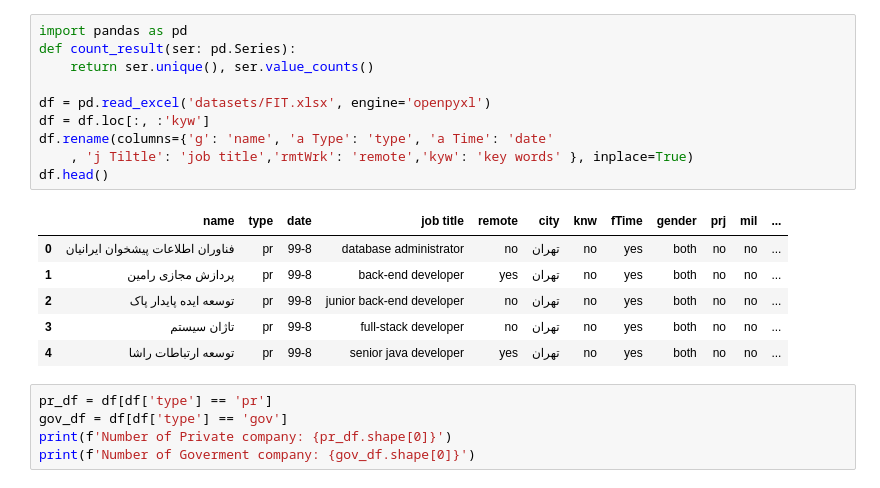
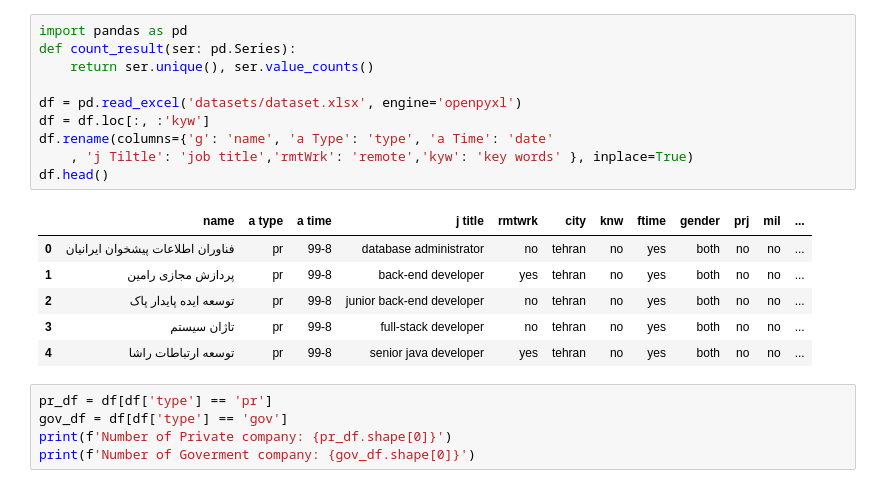
Before and after one commit to AmirCM/FIT_Final_Project, a Jupyter notebook: FIT.ipynb, the cells around one changed output. Saved outputs shown, nothing was run; the diff lists cells and outputs as text.

```diff
--- a/FIT.ipynb
+++ b/FIT.ipynb
@@ -1,20 +1,20 @@
 # %%
 import pandas as pd
 def count_result(ser: pd.Series):
     return ser.unique(), ser.value_counts()
 
-df = pd.read_excel('datasets/FIT.xlsx', engine='openpyxl')
+df = pd.read_excel('datasets/dataset.xlsx', engine='openpyxl')
 df = df.loc[:, :'kyw']
 df.rename(columns={'g': 'name', 'a Type': 'type', 'a Time': 'date'
     , 'j Tiltle': 'job title','rmtWrk': 'remote','kyw': 'key words' }, inplace=True)
 df.head()
 # %% [output]
-|  | name | type | date | job title | remote | city | knw | fTime | gender | prj | mil | ... |
-| 0 | فناوران اطلاعات پیشخوان ایرانیان | pr | 99-8 | database administrator | no | تهران | no | yes | both | no | no | ... |
-| 1 | پردازش مجازی رامین | pr | 99-8 | back-end developer | yes | تهران | no | yes | both | no | no | ... |
-| 2 | توسعه ایده پایدار پاک | pr | 99-8 | junior back-end developer | no | تهران | no | yes | both | no | no | ... |
-| 3 | تاژان سیستم | pr | 99-8 | full-stack developer | no | تهران | no | yes | both | no | no | ... |
-| 4 | توسعه ارتباطات راشا | pr | 99-8 | senior java developer | yes | تهران | no | yes | both | no | no | ... |
+|  | name | a type | a time | j title | rmtwrk | city | knw | ftime | gender | prj | mil | ... |
+| 0 | فناوران اطلاعات پیشخوان ایرانیان | pr | 99-8 | database administrator | no | tehran | no | yes | both | no | no | ... |
+| 1 | پردازش مجازی رامین | pr | 99-8 | back-end developer | yes | tehran | no | yes | both | no | no | ... |
+| 2 | توسعه ایده پایدار پاک | pr | 99-8 | junior back-end developer | no | tehran | no | yes | both | no | no | ... |
+| 3 | تاژان سیستم | pr | 99-8 | full-stack developer | no | tehran | no | yes | both | no | no | ... |
+| 4 | توسعه ارتباطات راشا | pr | 99-8 | senior java developer | yes | tehran | no | yes | both | no | no | ... |
 # %%
 pr_df = df[df['type'] == 'pr']
 gov_df = df[df['type'] == 'gov']
```
Also changed, not shown: 3 other files.
